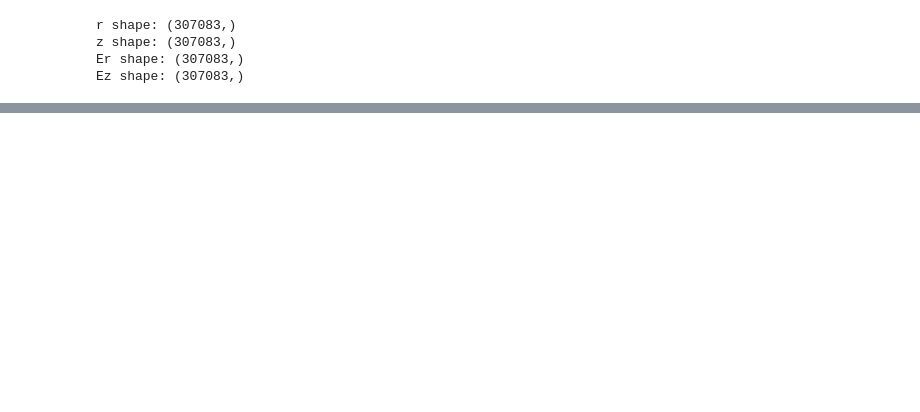
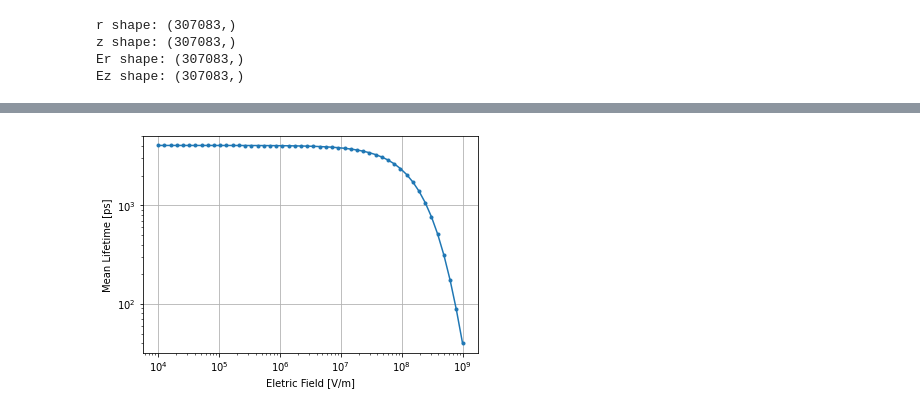
Before and after one commit to Rafid-Ben/Electrospray_DF_Py, a Jupyter notebook: Efield_emitter_plot.ipynb, the cells around one changed output, grey strips where cells are left out. Saved outputs shown, nothing was run; the diff lists cells and outputs as text; code cells hidden in the pictures; blank space fills up the shorter version.

```diff
--- a/Efield_emitter_plot.ipynb
+++ b/Efield_emitter_plot.ipynb
@@ -99,0 +96,24 @@ plt.show()
+# %%
+dt=5*1e-12
+
+def frag_model(E):
+    # Model 2
+    dimer_poly = [-8.3804e-29,1.2457e-18,-5.7798e-09,8.3065]
+    meanLifetime = np.exp(dimer_poly[0] * (E**3) + dimer_poly[1] * (E**2) + dimer_poly[2] * E + dimer_poly[3])
+    return meanLifetime * (1e-12)  # ps -> s
+
+
+pows = np.linspace(4, 9)
+efield = np.power(10, pows)  # V/M
+tau = np.asarray([frag_model(e) for e in efield])
+
+
+plt.plot(efield, tau / 1e-12, '.-')
+plt.xlabel("Eletric Field [V/m]")
+plt.ylabel("Mean Lifetime [ps]")
+plt.grid(True)
+plt.gca().set_xscale("log")
+plt.gca().set_yscale("log")
+plt.savefig("FragCurve.png")
+# %% [output]
+[figure, added]
```
Also changed, not shown: parts of 9 cells of this notebook, 4 other files.
